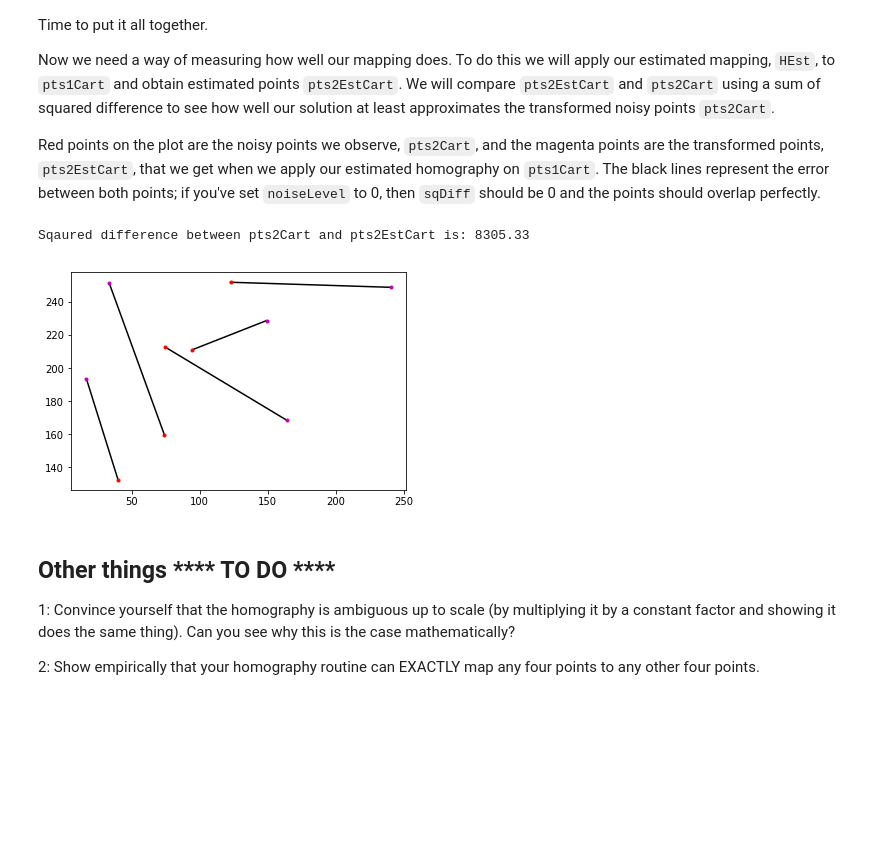
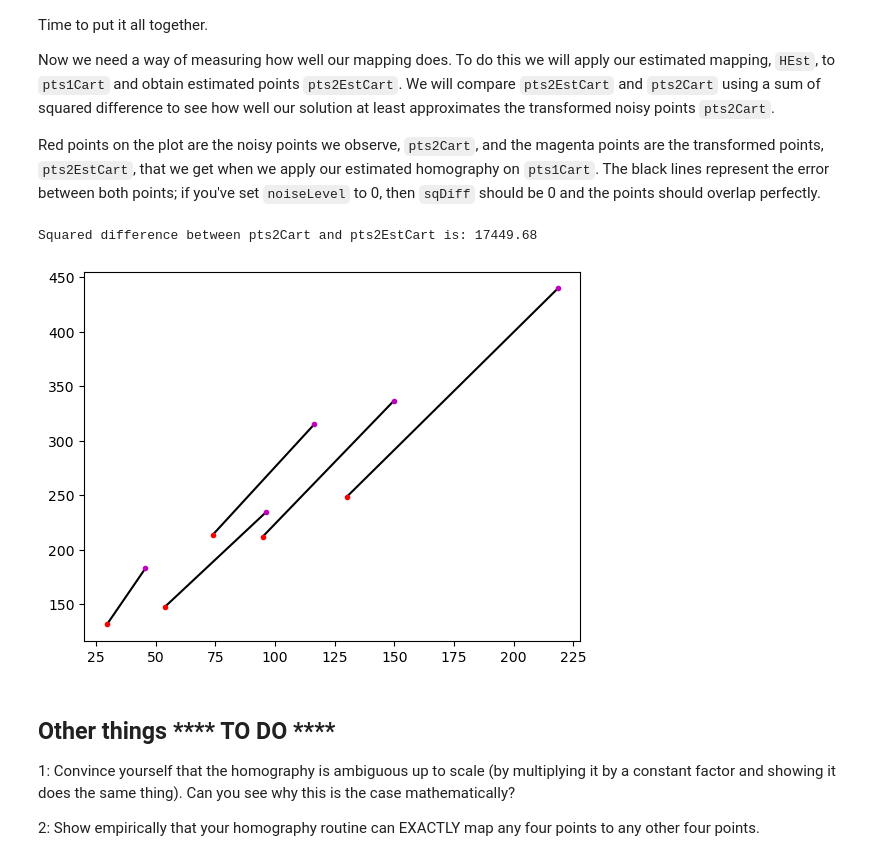
Before and after one commit to swirling-wind/MachineVision06_Homographies, a Jupyter notebook: practical1A.ipynb, the cells around one changed output. Cells and saved outputs as stored; diff of their text form; code cells hidden in the pictures; blank space fills up the shorter version.

```diff
--- a/practical1A.ipynb
+++ b/practical1A.ipynb
@@ -64,6 +64,8 @@ We've formulated our test example; now our goal is to estimate the homography th
 def solveAXEqualsZero(A):
     # TO DO: Write this routine - it should solve Ah = 0. You can do this using SVD. Consult your notes!
     # Hint: SVD will be involved.
+    U, S, V = np.linalg.svd(A)
+    h = V[-1]
 
     return h
 # %%
@@ -83,14 +85,24 @@ def calcBestHomography(pts1Cart, pts2Cart):
     # TO DO:
     # First convert points into homogeneous representation
     # Hint: we've done this before  in the skeleton code we provide.
+    pst1_homo = np.vstack((pts1Cart, np.ones((1, n_points))))
+    pst2_homo = np.vstack((pts2Cart, np.ones((1, n_points))))
+
 
     # Then construct the matrix A, size (n_points * 2, 9)
     # Consult the notes!
+    A = np.zeros((n_points * 2, 9))
+    for i in range(n_points):
+        x, y, w = pts1Hom[:, i]
+        A[2*i, :] = [-x, -y, -w, 0, 0, 0, x * pts2Hom[0, i], y * pts2Hom[0, i], w * pts2Hom[0, i]]
+        A[2*i + 1, :] = [0, 0, 0, -x, -y, -w, x * pts2Hom[1, i], y * pts2Hom[1, i], w * pts2Hom[1, i]]
+
 
     # Solve Ah = 0 using solveAXEqualsZero and get h.
+    h = solveAXEqualsZero(A)
 
     # Reshape h into the matrix H, values of h go first into rows of H
-
+    H = np.reshape(h, (3, 3))
 
     return H
 # %% [markdown]
@@ -104,32 +116,32 @@ Red points on the plot are the noisy points we observe, `pts2Cart`, and the mage
 # %%
 # Replace this with a call to the function calcBestHomography. You'll need to figure out which way around the
 # points go in the function, i.e. which direction this homography transforms points from and to. The ordering
 # is dead simple for now but acts as a simple exercise for what comes in later parts of this practical.
-HEst = np.identity(3)
+HEst = calcBestHomography(pts1Cart, pts2Cart) # np.identity(3)
 
 # Apply estimated homography to points
 pts2EstHom = np.matmul(HEst,pts1Hom)
 
 # Convert back to Cartesian coordinates
 pts2EstCart = pts2EstHom[0:2,:] / np.tile([pts2EstHom[2,:]],(2,1))
 
 # Calculate the mean squared distance from actual points
 sqDiff = np.mean(sum((pts2Cart - pts2EstCart)**2))
 
-print("Sqaured difference between pts2Cart and pts2EstCart is: %.2f" % sqDiff)
+print("Squared difference between pts2Cart and pts2EstCart is: %.2f" % sqDiff)
 
 # Draw figure with points before and after applying the estimated homography
 nPoint = pts1Cart.shape[1]
 
 # Plot a black line between pairs of actual points (red) and estimated points (magenta)
 for cPoint in range(0, nPoint):
     plt.plot([pts2Cart[0,cPoint], pts2EstCart[0,cPoint]], [pts2Cart[1,cPoint], pts2EstCart[1,cPoint]],'k-')
     plt.plot(pts2Cart[0,cPoint],pts2Cart[1,cPoint],'r.',pts2EstCart[0,cPoint],pts2EstCart[1,cPoint],'m.')
 
 plt.show()
 # %% [output]
-Sqaured difference between pts2Cart and pts2EstCart is: 8305.33
+Squared difference between pts2Cart and pts2EstCart is: 17449.68
-[figure, old version]
+[figure, new version]
 # %% [markdown]
 ## Other things **** TO DO ****
 
```
Also changed, not shown: parts of 1 cell of this notebook.
